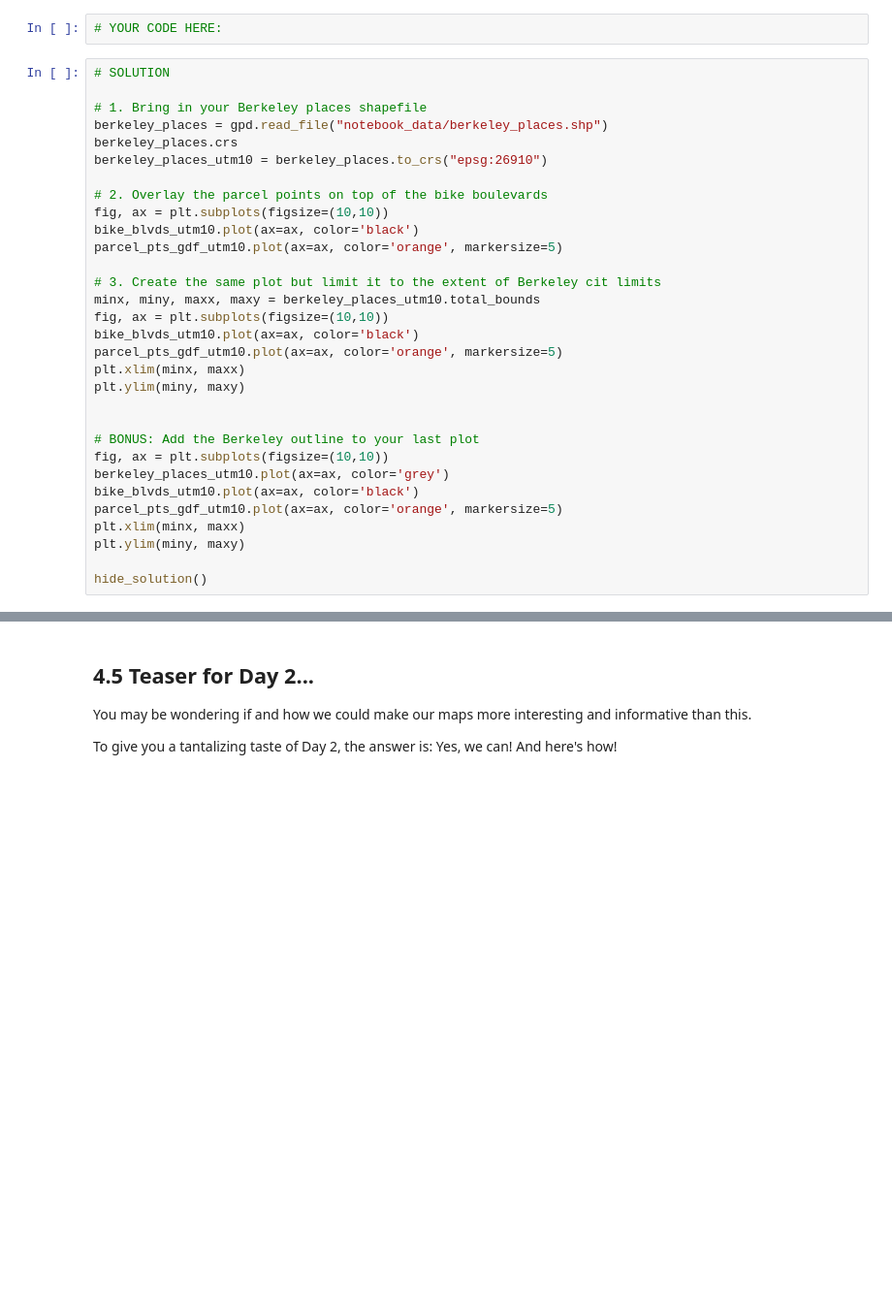
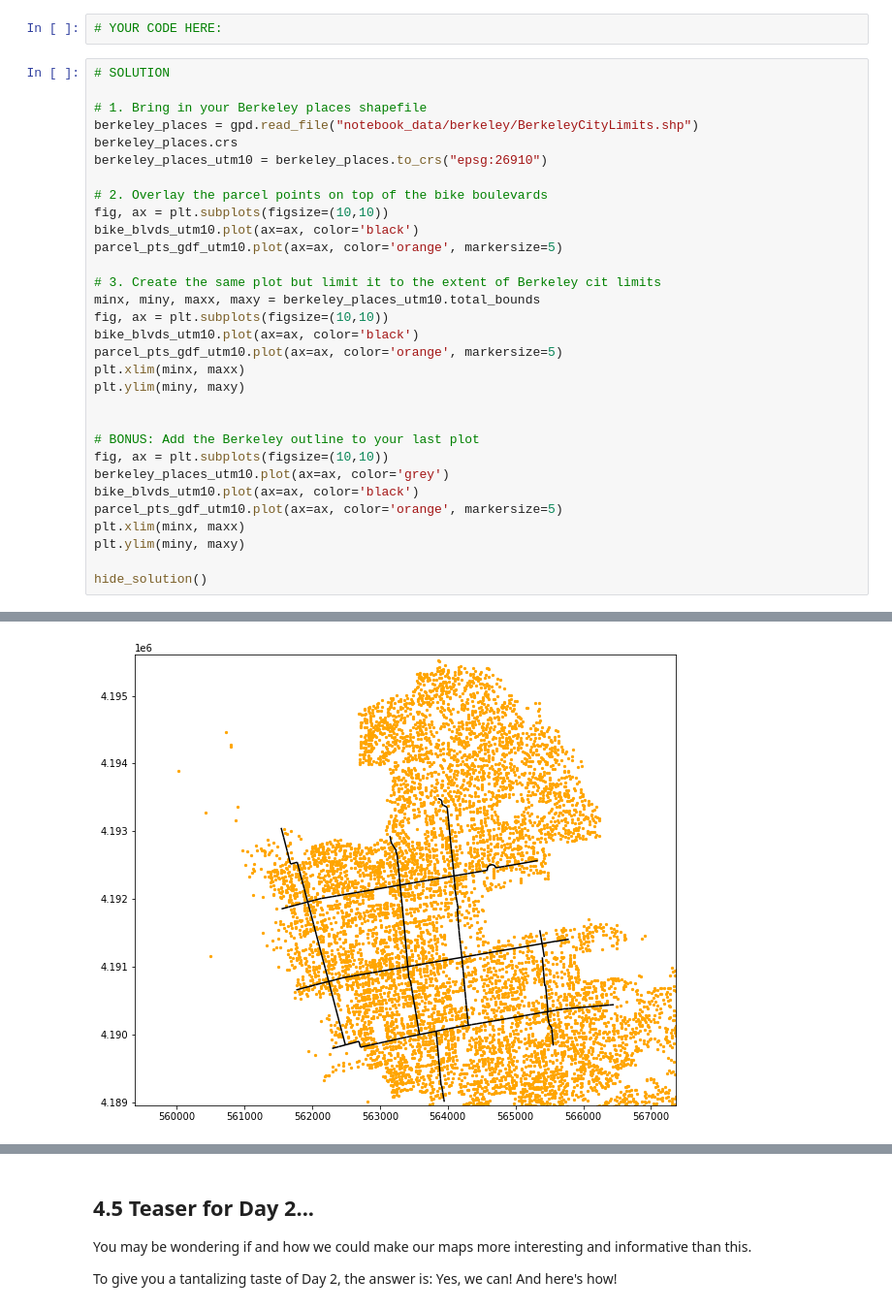
Before and after one commit to dlab-berkeley/Python-Geospatial-Fundamentals-Legacy, a Jupyter notebook: new_sequence/04_More_Data_More_Maps.ipynb, the cells around one changed output, grey strips where cells are left out. Shown at 97% size. Drawn from its saved outputs; the diff is of its cells as text; blank space fills up the shorter version.

```diff
--- a/new_sequence/04_More_Data_More_Maps.ipynb
+++ b/new_sequence/04_More_Data_More_Maps.ipynb
@@ -267,33 +298,34 @@ In the code cell provided below, write code to:
 # SOLUTION
 
 # 1. Bring in your Berkeley places shapefile
-berkeley_places = gpd.read_file("notebook_data/berkeley_places.shp")
+berkeley_places = gpd.read_file("notebook_data/berkeley/BerkeleyCityLimits.shp")
 berkeley_places.crs
 berkeley_places_utm10 = berkeley_places.to_crs("epsg:26910")
 
 # 2. Overlay the parcel points on top of the bike boulevards
 fig, ax = plt.subplots(figsize=(10,10))
 bike_blvds_utm10.plot(ax=ax, color='black')
 parcel_pts_gdf_utm10.plot(ax=ax, color='orange', markersize=5)
 
 # 3. Create the same plot but limit it to the extent of Berkeley cit limits
 minx, miny, maxx, maxy = berkeley_places_utm10.total_bounds
 fig, ax = plt.subplots(figsize=(10,10))
 bike_blvds_utm10.plot(ax=ax, color='black')
 parcel_pts_gdf_utm10.plot(ax=ax, color='orange', markersize=5)
 plt.xlim(minx, maxx)
 plt.ylim(miny, maxy)
 
 
 # BONUS: Add the Berkeley outline to your last plot
 fig, ax = plt.subplots(figsize=(10,10))
 berkeley_places_utm10.plot(ax=ax, color='grey')
 bike_blvds_utm10.plot(ax=ax, color='black')
 parcel_pts_gdf_utm10.plot(ax=ax, color='orange', markersize=5)
 plt.xlim(minx, maxx)
 plt.ylim(miny, maxy)
 
 hide_solution()
 # %% [output]
 [interactive output not drawn]
 [figure]
+[figure, added]
```
Also changed, not shown: parts of 10 cells of this notebook, 2 other files.
